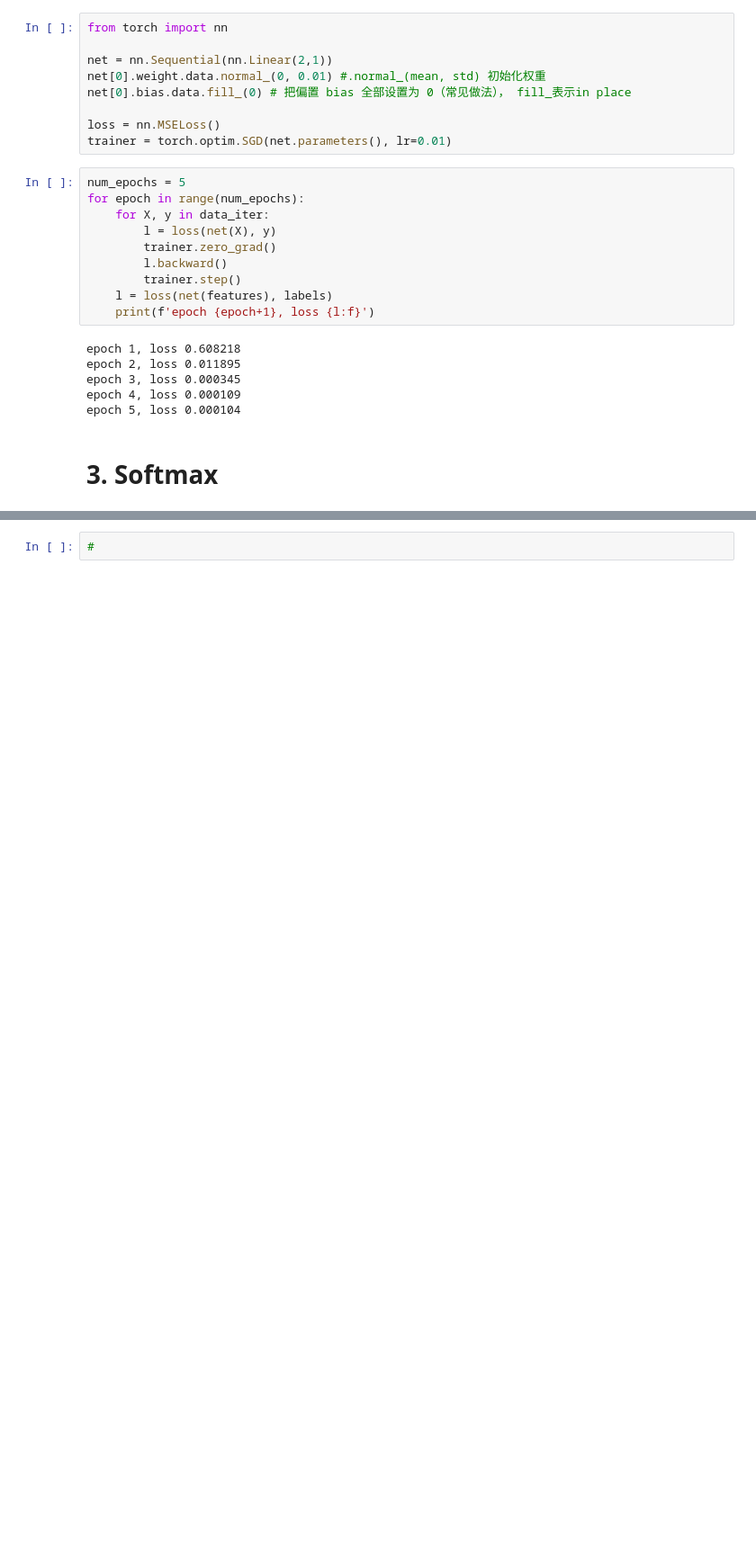
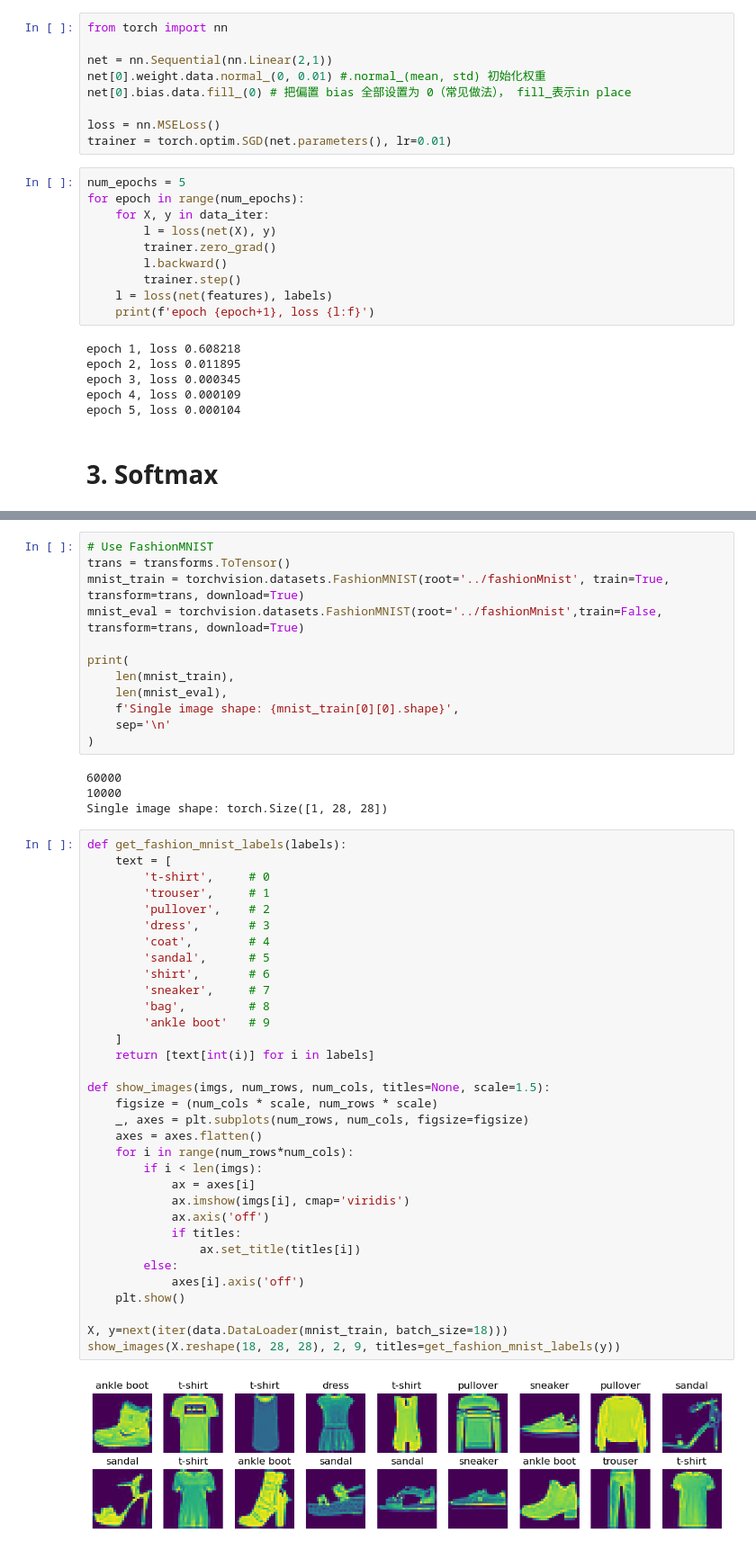
Before and after one commit to Rayka-RJ/PracPracPractice, a Jupyter notebook: AI&ML/torch_basic.ipynb, the cells around one changed output, grey strips where cells are left out. Shown at 90% size. Saved outputs shown, nothing was run; the diff lists cells and outputs as text; blank space fills up the shorter version.

```diff
--- a/AI&ML/torch_basic.ipynb
+++ b/AI&ML/torch_basic.ipynb
@@ -321,2 +324,51 @@ from torchvision import transforms
 # %%
-#
+# Use FashionMNIST
+trans = transforms.ToTensor()
+mnist_train = torchvision.datasets.FashionMNIST(root='../fashionMnist', train=True, transform=trans, download=True)
+mnist_eval = torchvision.datasets.FashionMNIST(root='../fashionMnist',train=False, transform=trans, download=True)
+
+print(
+    len(mnist_train),
+    len(mnist_eval),
+    f'Single image shape: {mnist_train[0][0].shape}',
+    sep='\n'
+)
+# %% [output]
+60000
+10000
+Single image shape: torch.Size([1, 28, 28])
+# %%
+def get_fashion_mnist_labels(labels):
+    text = [
+        't-shirt',     # 0
+        'trouser',     # 1
+        'pullover',    # 2
+        'dress',       # 3
+        'coat',        # 4
+        'sandal',      # 5
+        'shirt',       # 6
+        'sneaker',     # 7
+        'bag',         # 8
+        'ankle boot'   # 9
+    ]
+    return [text[int(i)] for i in labels]
+
+def show_images(imgs, num_rows, num_cols, titles=None, scale=1.5):
+    figsize = (num_cols * scale, num_rows * scale)
+    _, axes = plt.subplots(num_rows, num_cols, figsize=figsize)
+    axes = axes.flatten()
+    for i in range(num_rows*num_cols):
+        if i < len(imgs):
+            ax = axes[i]
+            ax.imshow(imgs[i], cmap='viridis')
+            ax.axis('off')
+            if titles:
+                ax.set_title(titles[i])
+        else:
+            axes[i].axis('off')
+    plt.show()
+
+X, y=next(iter(data.DataLoader(mnist_train, batch_size=18)))
+show_images(X.reshape(18, 28, 28), 2, 9, titles=get_fashion_mnist_labels(y))
+# %% [output]
+[figure, added]
```
Also changed, not shown: parts of 9 cells of this notebook, 8 other files.
